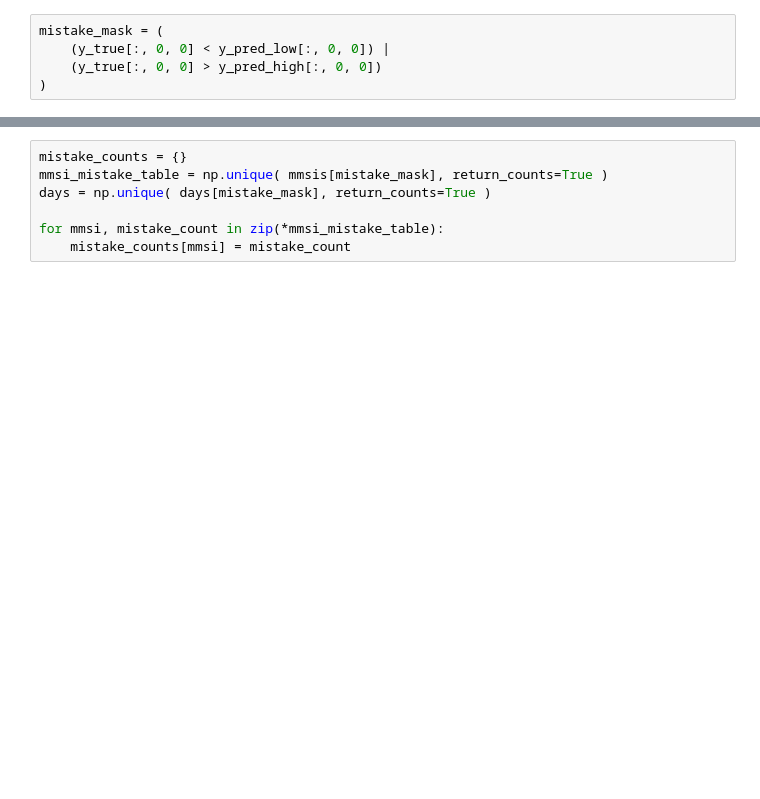
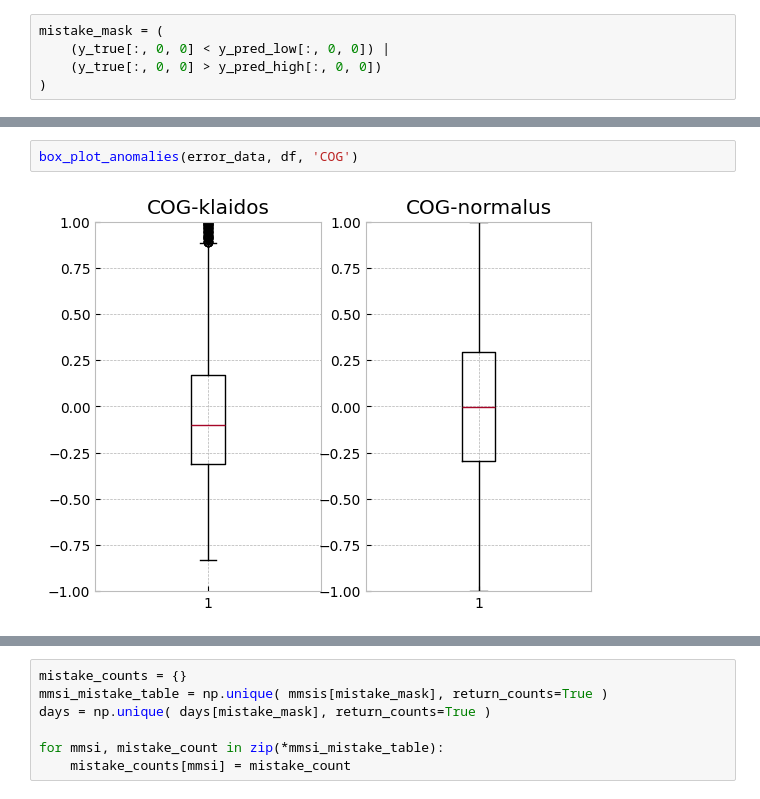
Before and after one commit to lukasjanusauskas/lukas-jan-kursinis-projektas, a Jupyter notebook: notebooks/klaidu-analize-lstm-ae.ipynb, the cells around one changed output, grey strips where cells are left out. Saved outputs shown, nothing was run; the diff lists cells and outputs as text; blank space fills up the shorter version.

```diff
--- a/notebooks/klaidu-analize-lstm-ae.ipynb
+++ b/notebooks/klaidu-analize-lstm-ae.ipynb
@@ -21,0 +83,4 @@ mistake_mask = (
+# %%
+box_plot_anomalies(error_data, df, 'COG')
+# %% [output]
+[figure, added]
```
Also changed, not shown: parts of 19 cells of this notebook, 2 other files.
